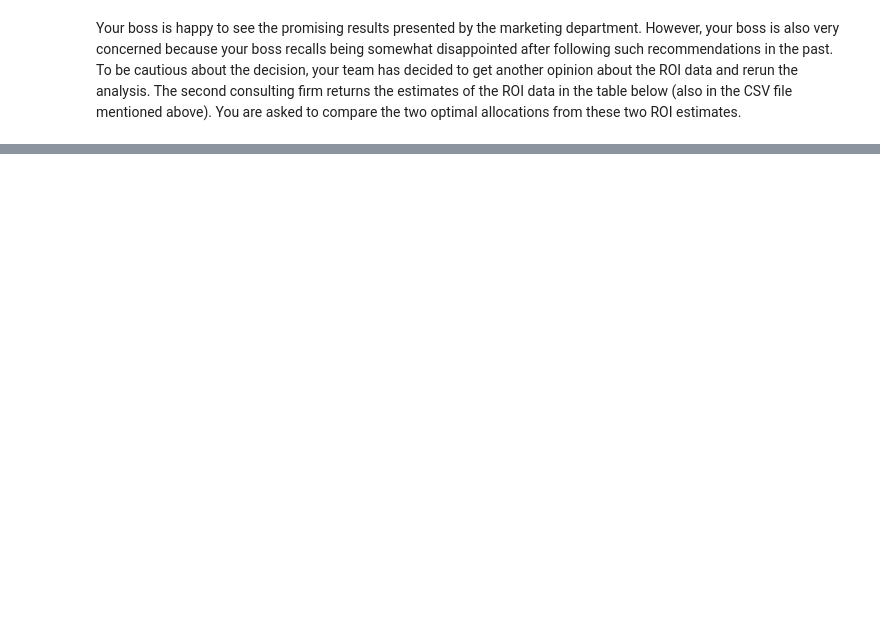
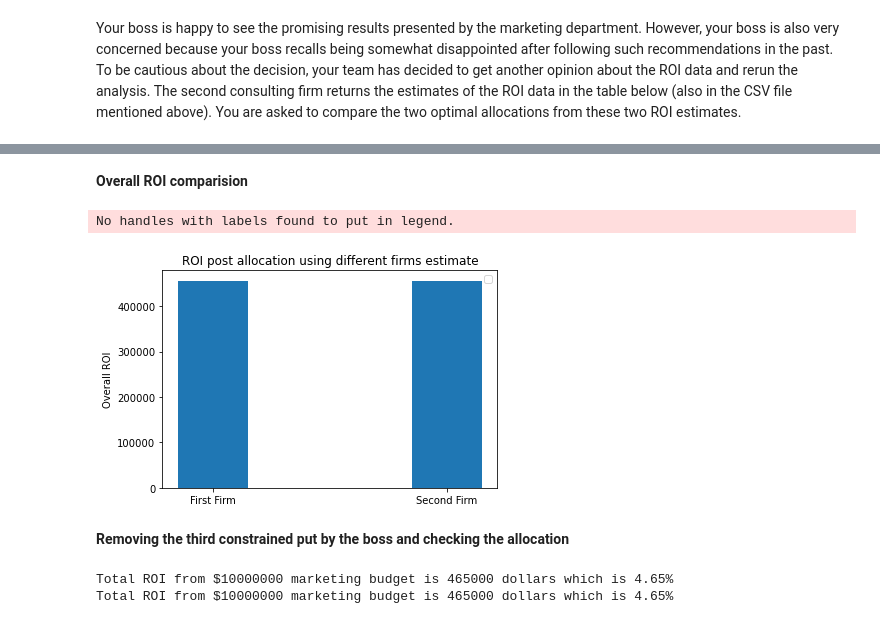
Before and after one commit to vicgpt/Optimization, a Jupyter notebook: project_1/Marketing-Budget-Allocation.ipynb, the cells around one changed output, grey strips where cells are left out. Saved outputs shown, nothing was run; the diff lists cells and outputs as text; code cells hidden in the pictures; blank space fills up the shorter version.

```diff
--- a/project_1/Marketing-Budget-Allocation.ipynb
+++ b/project_1/Marketing-Budget-Allocation.ipynb
@@ -142,0 +142,5 @@ Total ROI from $10000000 marketing budget is 456000 dollars which is 4.56%
+# %%
+first_firms_roi_pct = round(adv_model.objVal*100,3)
+first_firms_roi = round(adv_model.objVal*total_budget)
+print('Total ROI from ${} marketing budget is {} dollars which is {}%'.format(
+    total_budget, first_firms_roi, first_firms_roi_pct))
@@ -183,0 +175,5 @@ Are the allocations the same?  Assuming the first ROI data is correct, if you we
+# %%
+second_firms_roi_pct = round(adv_model2.objVal*100,3)
+second_firms_roi = round(adv_model2.objVal*total_budget)
+print('Total ROI from ${} marketing budget is {} dollars which is {}%'.format(
+    total_budget, second_firms_roi, second_firms_roi_pct))
@@ -183,0 +231,45 @@ Are the allocations the same?  Assuming the first ROI data is correct, if you we
+# %% [markdown]
+**Overall ROI comparision**
+# %%
+# plotting overall ROI
+plt.bar(['First Firm', 'Second Firm'], [first_firms_roi, second_firms_roi], width=width)
+plt.ylabel('Overall ROI')
+plt.title('ROI post allocation using different firms estimate')
+plt.legend()
+plt.show()
+# %% [output]
+No handles with labels found to put in legend.
+[figure, added]
+# %% [markdown]
+**Removing the third constrained put by the boss and checking the allocation**
+# %%
+# updating constraint limit vector
+b_unconstrained = b.copy()
+b_unconstrained[2:13] = 1
+
+# creating the two models
+adv_model_unconstrained1 = create_model(A, sense, b_unconstrained, obj=roi, opt=gp.GRB.MAXIMIZE)
+adv_model_unconstrained2 = create_model(A, sense, b_unconstrained, obj=second_roi, opt=gp.GRB.MAXIMIZE)
+
+# creating an output df with different firms ROI for Platform allocation
+output_unconstrained_df = roi_df.T.reset_index()
+output_unconstrained_df.columns = output_unconstrained_df.iloc[0]
+output_unconstrained_df = output_unconstrained_df.iloc[1:]
+
+# creating new column in output df for budget allocation
+output_unconstrained_df['Allocation'] = adv_model_unconstrained1.x
+output_unconstrained_df['Second Allocation'] = adv_model_unconstrained2.x
+
+# overall ROI after removing the third constraint
+first_firms_unconstrained_roi_pct = round(adv_model_unconstrained1.objVal*100,3)
+first_firms_unconstrained_roi = round(adv_model_unconstrained1.objVal*total_budget)
+print('Total ROI from ${} marketing budget is {} dollars which is {}%'.format(
+    total_budget, first_firms_unconstrained_roi, first_firms_unconstrained_roi_pct))
+
+second_firms_unconstrained_roi_pct = round(adv_model_unconstrained2.objVal*100,3)
+second_firms_unconstrained_roi = round(adv_model_unconstrained2.objVal*total_budget)
+print('Total ROI from ${} marketing budget is {} dollars which is {}%'.format(
+    total_budget, second_firms_unconstrained_roi, second_firms_unconstrained_roi_pct))
+# %% [output]
+Total ROI from $10000000 marketing budget is 465000 dollars which is 4.65%
+Total ROI from $10000000 marketing budget is 465000 dollars which is 4.65%
```
Also changed, not shown: parts of 37 cells of this notebook.
